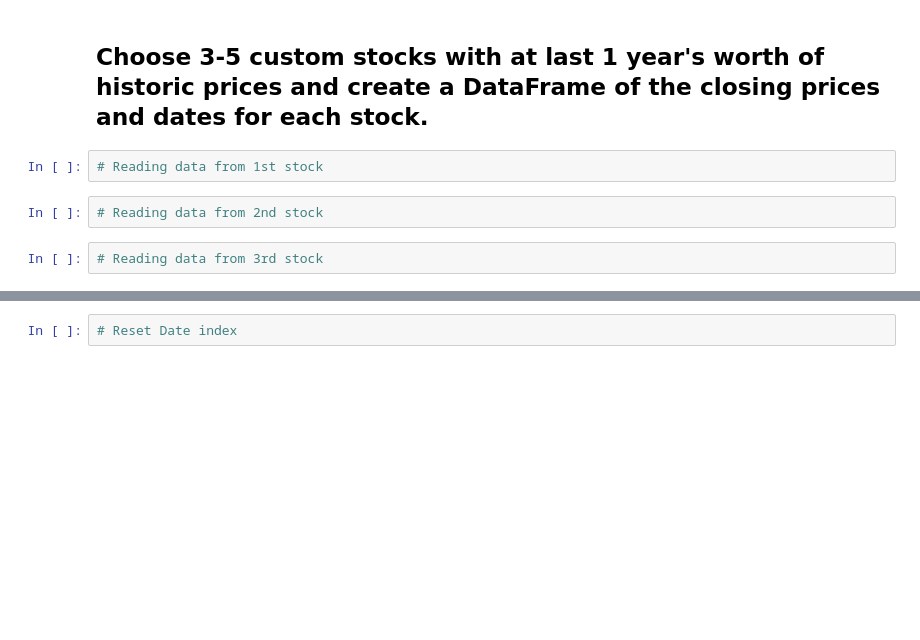
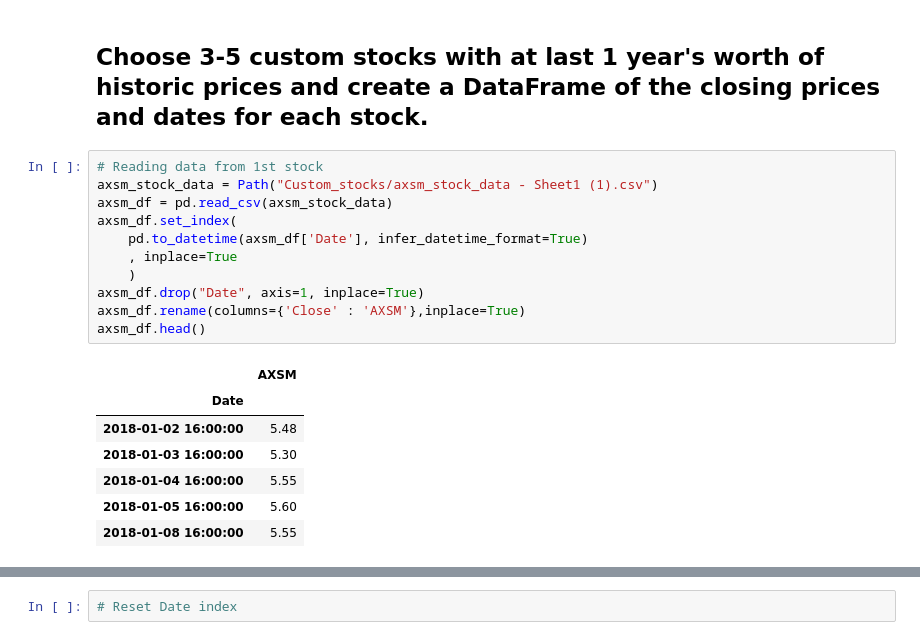
Before and after one commit to chaka37/Pandas, a Jupyter notebook: whale_analysis.ipynb, the cells around one changed output, grey strips where cells are left out. Saved outputs shown, nothing was run; the diff lists cells and outputs as text; blank space fills up the shorter version.

```diff
--- a/whale_analysis.ipynb
+++ b/whale_analysis.ipynb
@@ -591,9 +594,22 @@ In this section, you will build your own portfolio of stocks, calculate the retu
 5. Include correlation analysis to determine which stocks (if any) are correlated
 # %% [markdown]
 ## Choose 3-5 custom stocks with at last 1 year's worth of historic prices and create a DataFrame of the closing prices and dates for each stock.
-# %%
-# Reading data from 1st stock
-# %%
-# Reading data from 2nd stock
-# %%
-# Reading data from 3rd stock
+# %%
+# Reading data from 1st stock
+axsm_stock_data = Path("Custom_stocks/axsm_stock_data - Sheet1 (1).csv")
+axsm_df = pd.read_csv(axsm_stock_data)
+axsm_df.set_index(
+    pd.to_datetime(axsm_df['Date'], infer_datetime_format=True)
+    , inplace=True
+    )
+axsm_df.drop("Date", axis=1, inplace=True)
+axsm_df.rename(columns={'Close' : 'AXSM'},inplace=True)
+axsm_df.head()
+# %% [output]
+|  | AXSM |
+| Date |  |
+| 2018-01-02 16:00:00 | 5.48 |
+| 2018-01-03 16:00:00 | 5.30 |
+| 2018-01-04 16:00:00 | 5.55 |
+| 2018-01-05 16:00:00 | 5.60 |
+| 2018-01-08 16:00:00 | 5.55 |
```
Also changed, not shown: parts of 11 cells of this notebook, 5 other files.
